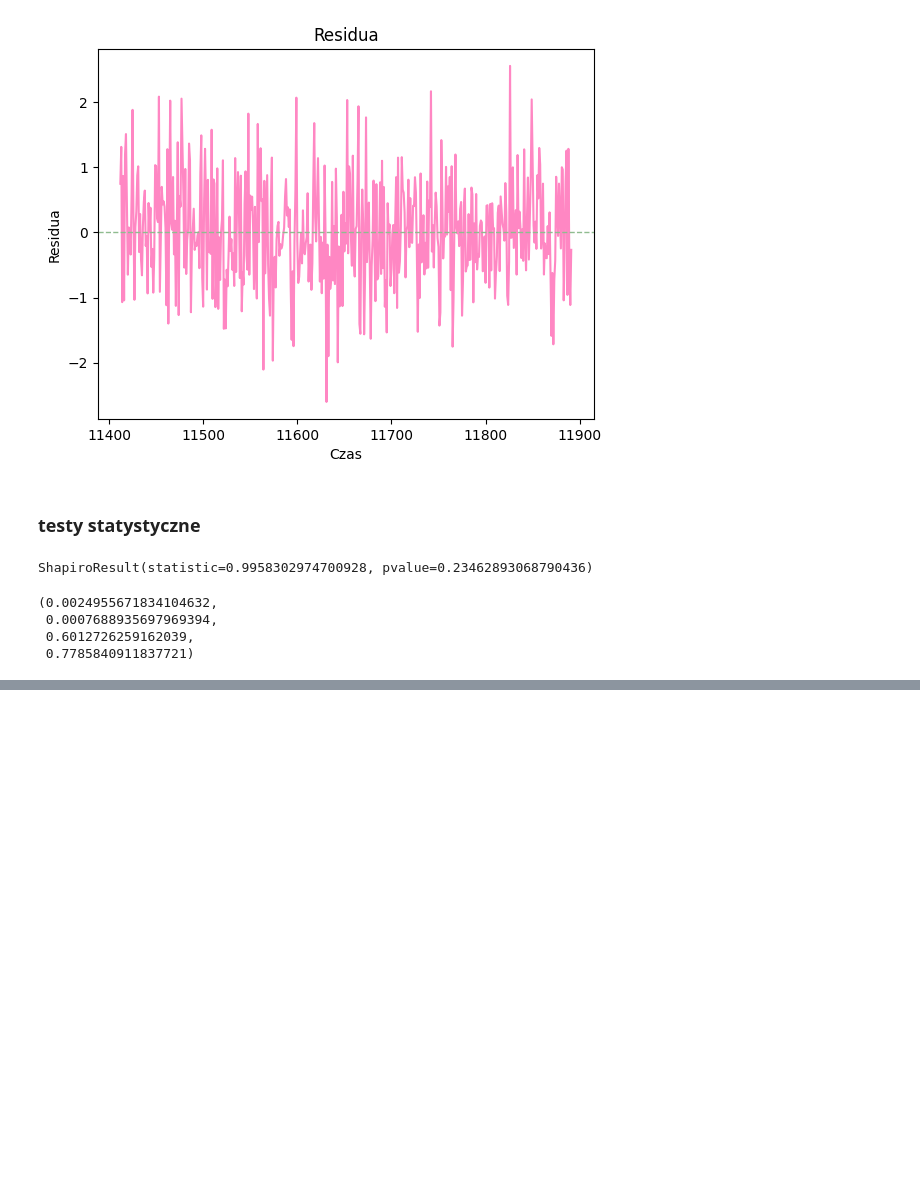
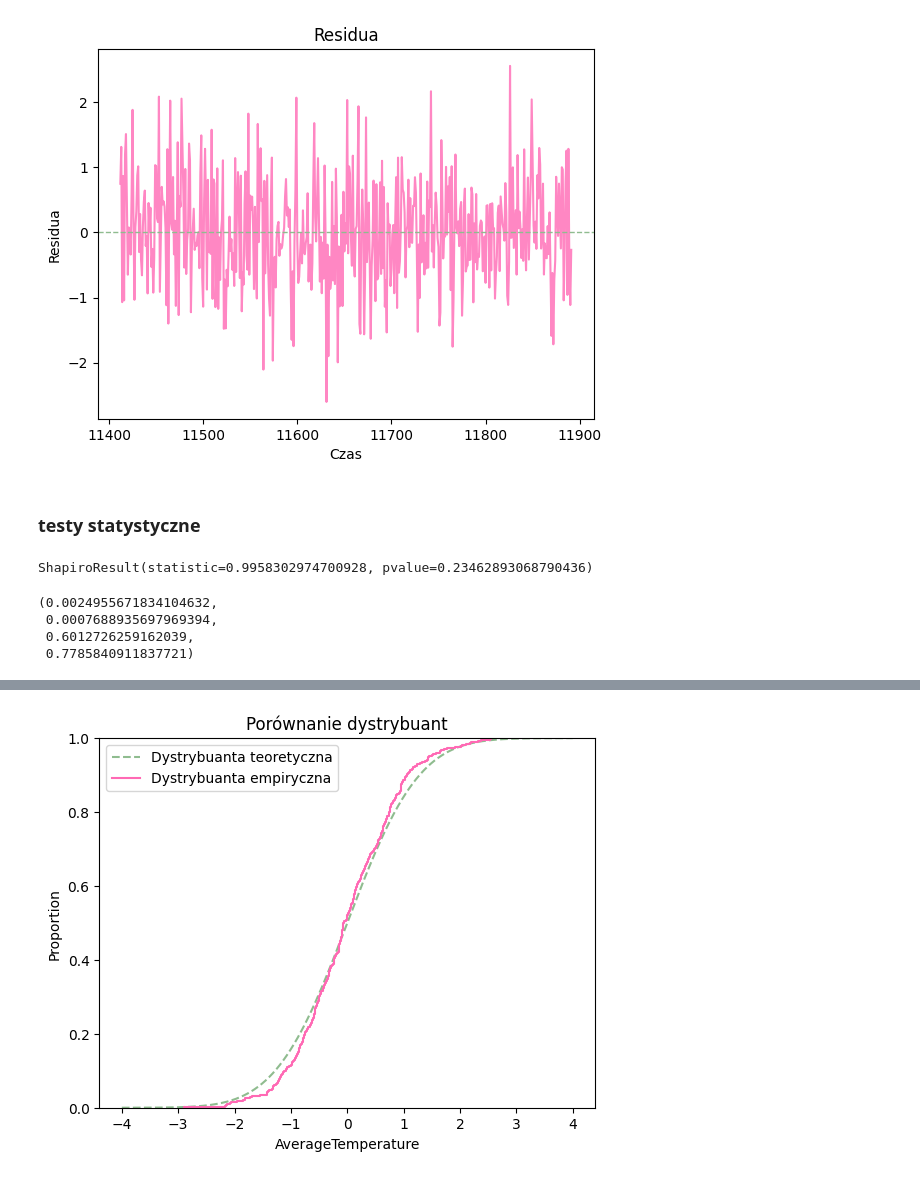
Before and after one commit to MariaNowacka/raport_kaszcz, a Jupyter notebook: sprawko.ipynb, the cells around one changed output, grey strips where cells are left out. Saved outputs shown, nothing was run; the diff lists cells and outputs as text; code cells hidden in the pictures; blank space fills up the shorter version.

```diff
--- a/sprawko.ipynb
+++ b/sprawko.ipynb
@@ -635,0 +669,8 @@ np.mean(residuals3), np.mean(X3), np.var(residuals3), np.var(X3)
+# %%
+x = np.linspace(-4, 4, 500)
+plt.plot(x, norm.cdf(x, 0, 1), label = 'Dystrybuanta teoretyczna', color = 'darkseagreen', ls = '--')
+ssn.ecdfplot(data = X2, label = 'Dystrybuanta empiryczna', color = 'hotpink')
+plt.legend(); plt.title('Porównanie dystrybuant')
+plt.savefig('cdf.png')
+# %% [output]
+[figure, added]
```
Also changed, not shown: parts of 8 cells of this notebook, 3 other files.
